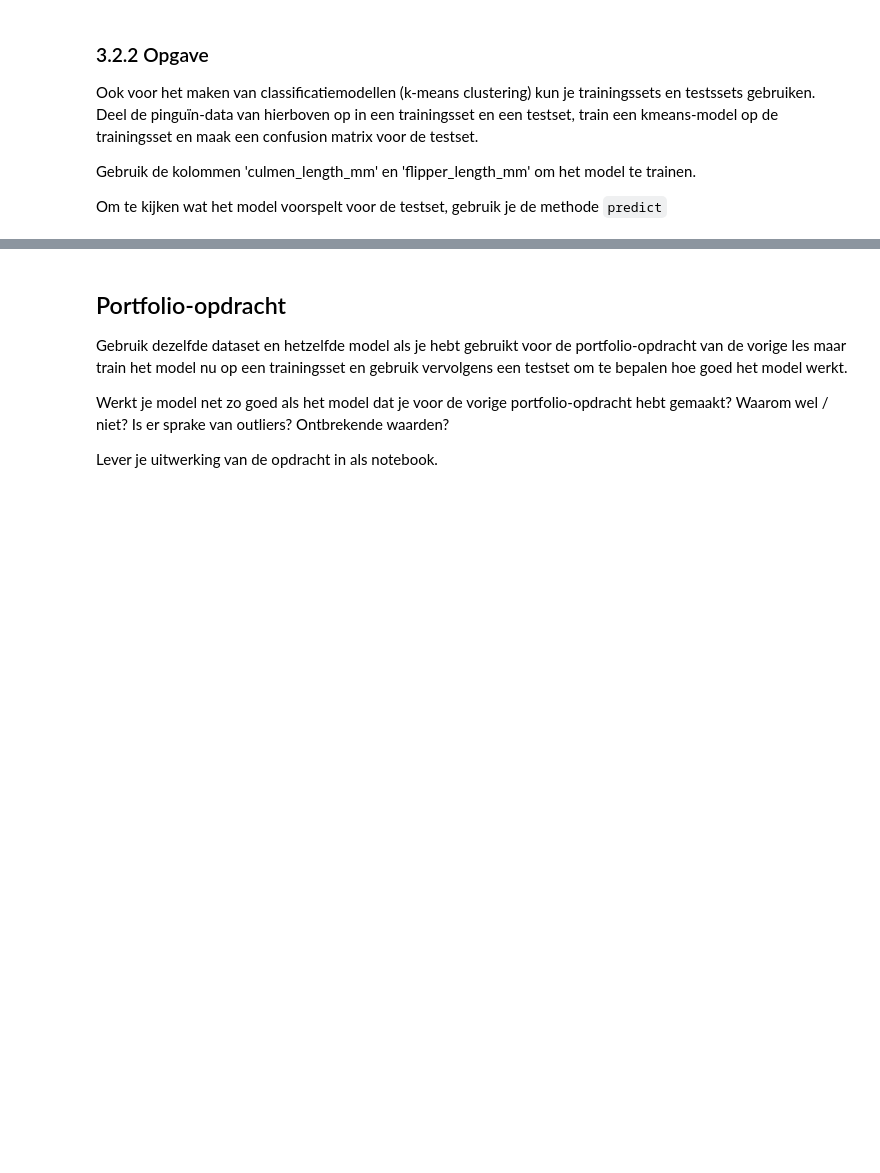
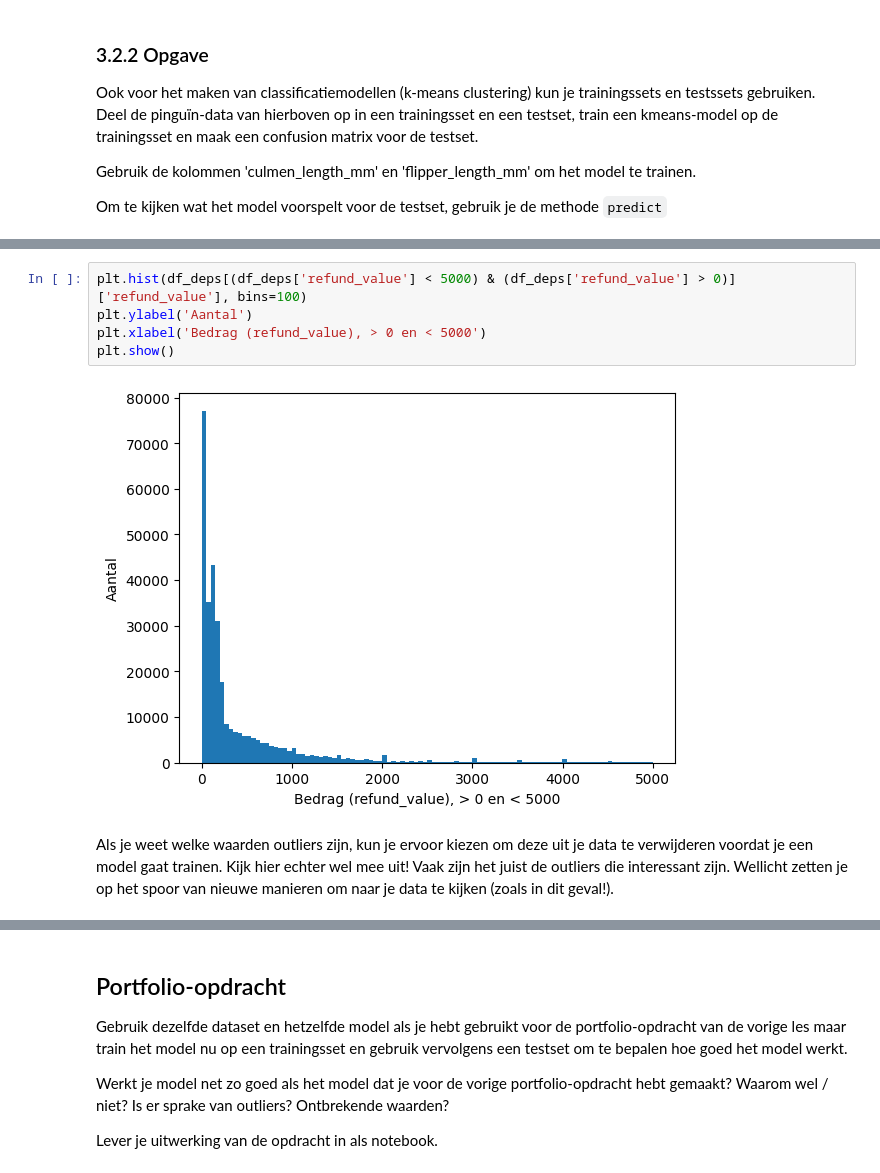
Before and after one commit to mcdejonge/cursus-beginnen-met-data-science, a Jupyter notebook: les_3_modellen_robuuster_maken.ipynb, the cells around one changed output, grey strips where cells are left out. Cells and saved outputs as stored; diff of their text form; blank space fills up the shorter version.

```diff
--- a/les_3_modellen_robuuster_maken.ipynb
+++ b/les_3_modellen_robuuster_maken.ipynb
@@ -351,2 +395,11 @@ Om te kijken wat het model voorspelt voor de testset, gebruik je de methode `pre
+# %%
+plt.hist(df_deps[(df_deps['refund_value'] < 5000) & (df_deps['refund_value'] > 0)]['refund_value'], bins=100)
+plt.ylabel('Aantal')
+plt.xlabel('Bedrag (refund_value), > 0 en < 5000')
+plt.show()
+# %% [output]
+[figure, added]
+# %% [markdown]
+Als je weet welke waarden outliers zijn, kun je ervoor kiezen om deze uit je data te verwijderen voordat je een model gaat trainen. Kijk hier echter wel mee uit! Vaak zijn het juist de outliers die interessant zijn. Wellicht zetten je op het spoor van nieuwe manieren om naar je data te kijken (zoals in dit geval!).
 # %% [markdown]
 ### 3.3.2 Ontbrekende waarden
```
Also changed, not shown: parts of 25 cells of this notebook, 1 other file.
